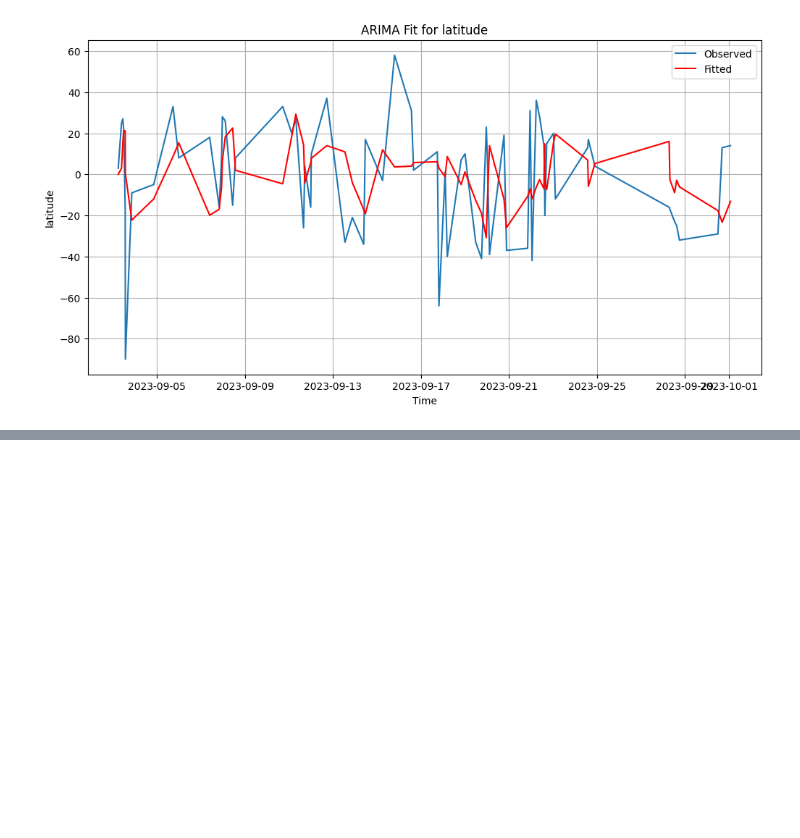
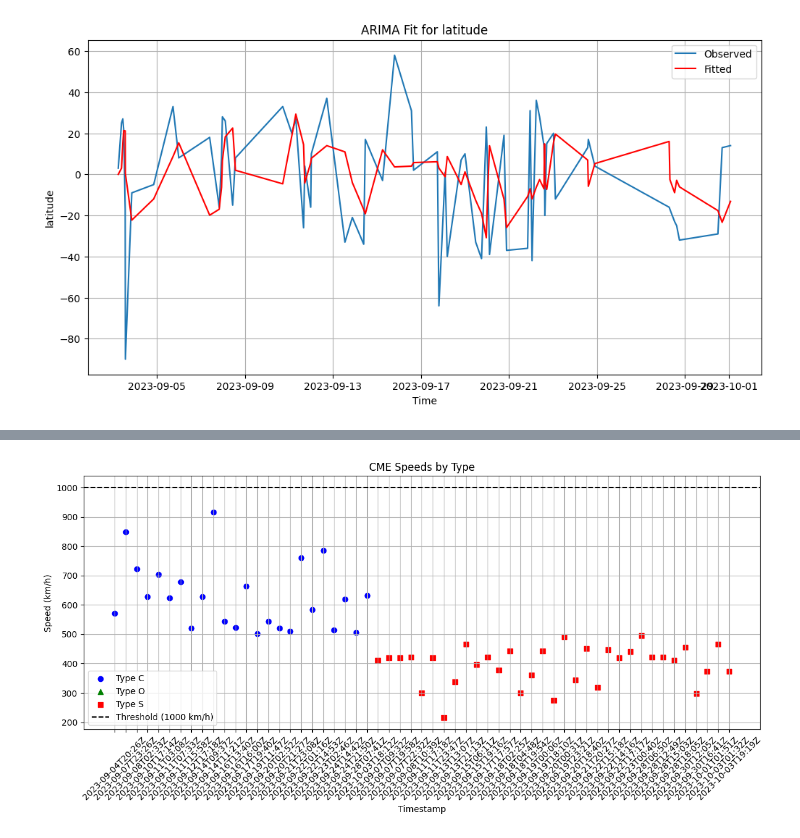
Before and after one commit to imostafizur/NASA_Space_App_2023, a Jupyter notebook: cme.ipynb, the cells around one changed output, grey strips where cells are left out. Drawn from its saved outputs; the diff is of its cells as text; code cells hidden in the pictures; blank space fills up the shorter version.

```diff
--- a/cme.ipynb
+++ b/cme.ipynb
@@ -245,0 +307,77 @@ plot_arima(merged_df, 'latitude')
+# %%
+import requests
+import pandas as pd
+import matplotlib.pyplot as plt
+
+# Define the API URL and parameters
+base_url = "https://api.nasa.gov/DONKI/CMEAnalysis"
+api_key = "8rc035yU6MCQBwNcAddDvsjh984kUif03qUHRAYn"   # Replace with your NASA API key
+start_date = "2023-09-04"  # Modify the start date as needed
+end_date = "2023-10-04"    # Modify the end date as needed
+threshold_speed = 1000     # Threshold speed in km/h
+
+# Create a function to retrieve CME data
+def get_cme_data(start_date, end_date):
+    params = {
+        "startDate": start_date,
+        "endDate": end_date,
+        "mostAccurateOnly": True,
+        "speed": 0,
+        "halfAngle": 0,
+        "catalog": "ALL",
+        "keyword": "NONE",
+        "api_key": api_key
+    }
+
+    response = requests.get(base_url, params=params)
+
+    if response.status_code == 200:
+        return response.json()
+    else:
+        raise Exception("Error fetching CME data")
+
+# Get CME data from the API
+cme_data = get_cme_data(start_date, end_date)
+
+# Filter CMEs with speeds below the threshold
+filtered_cmes = [cme for cme in cme_data if cme["speed"] <= threshold_speed]
+
+# Create a dictionary to map CME types to colors and markers
+type_colors_markers = {
+    "C": ("b", "o"),
+    "O": ("g", "^"),
+    "S": ("r", "s")
+}
+
+# Create empty lists to store data for each type
+type_data = {cme_type: {"timestamps": [], "speeds": []} for cme_type in type_colors_markers}
+
+# Extract timestamps, speeds, and types
+for cme in filtered_cmes:
+    cme_type = cme["type"]
+    if cme_type in type_colors_markers:
+        type_data[cme_type]["timestamps"].append(cme["time21_5"])
+        type_data[cme_type]["speeds"].append(cme["speed"])
+
+# Plot the CME speeds by type
+plt.figure(figsize=(12, 6))
+
+for cme_type, (color, marker) in type_colors_markers.items():
+    timestamps = type_data[cme_type]["timestamps"]
+    speeds = type_data[cme_type]["speeds"]
+    plt.scatter(timestamps, speeds, label=f"Type {cme_type}", color=color, marker=marker)
+
+plt.title("CME Speeds by Type")
+plt.xlabel("Timestamp")
+plt.ylabel("Speed (km/h)")
+plt.xticks(rotation=45)
+plt.grid(True)
+
+# Add a horizontal line at the threshold speed
+plt.axhline(y=threshold_speed, color='k', linestyle='--', label=f"Threshold ({threshold_speed} km/h)")
+
+plt.legend()
+plt.tight_layout()
+plt.show()
+# %% [output]
+[figure, added]
```
Also changed, not shown: parts of 7 cells of this notebook.
